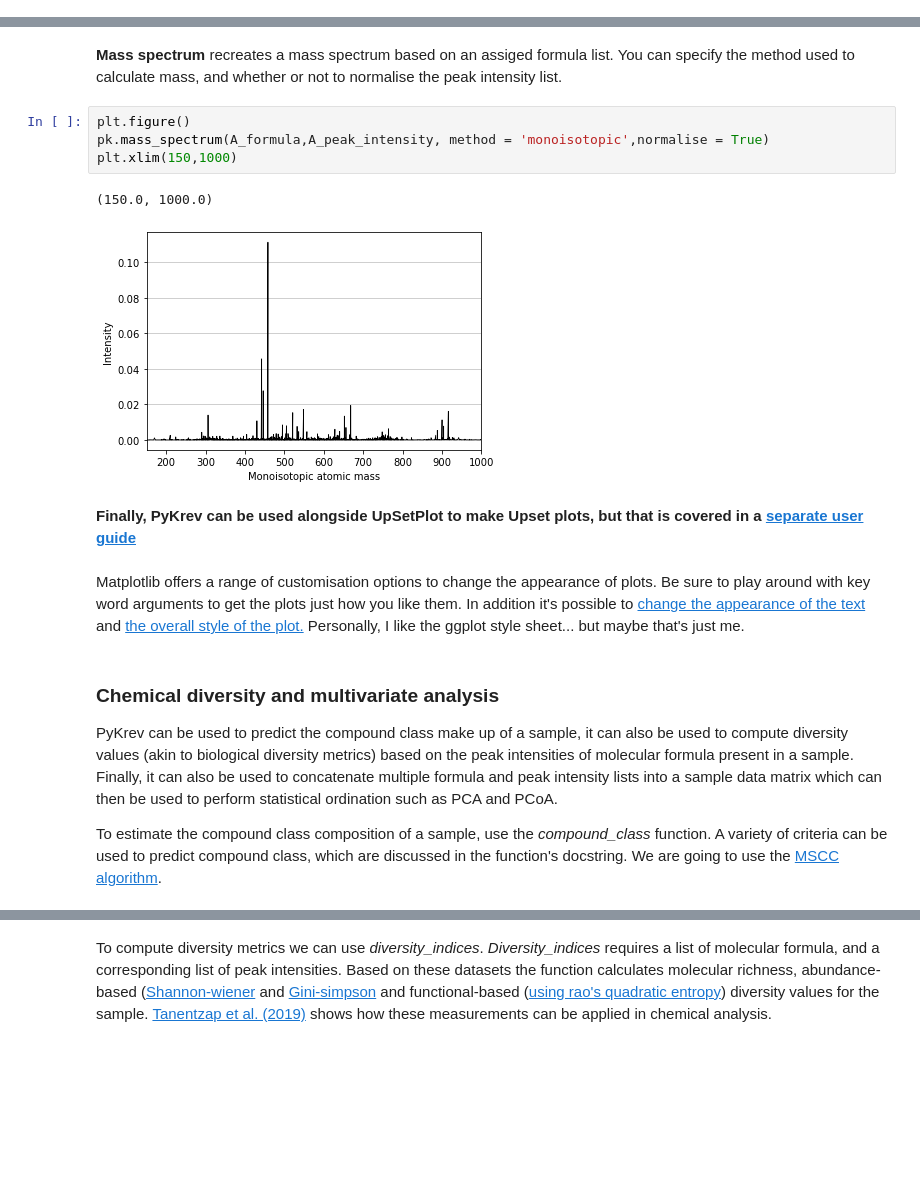
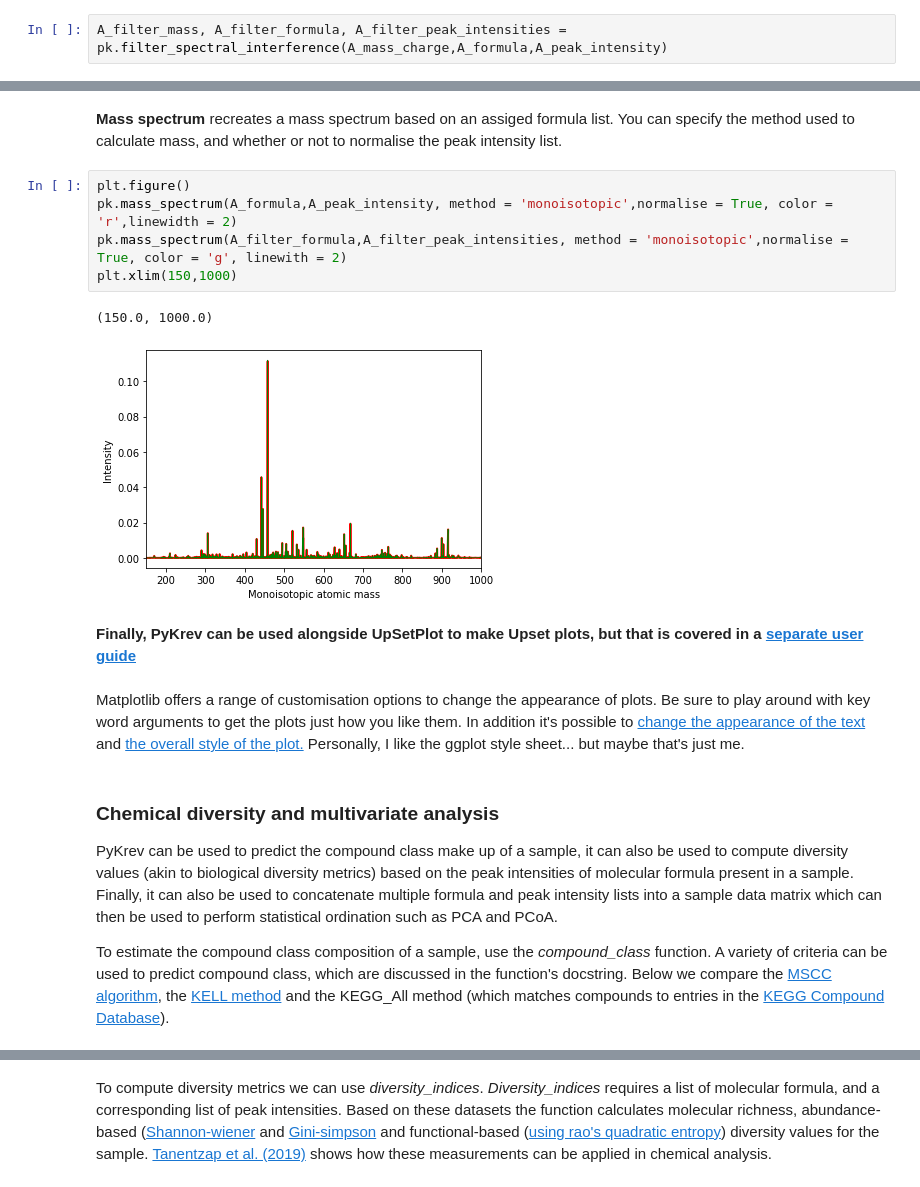
Before and after one commit to Kzra/pykrev, a Jupyter notebook: docs/PyKrevUserGuide.ipynb, the cells around one changed output, grey strips where cells are left out. Cells and saved outputs as stored; diff of their text form; blank space fills up the shorter version.

```diff
--- a/docs/PyKrevUserGuide.ipynb
+++ b/docs/PyKrevUserGuide.ipynb
@@ -68,0 +71,2 @@ A_kendrick_mass, A_kendrick_mass_defect = pk.kendrick_mass_defect(A_formula,A_ma
+# %%
+A_filter_mass, A_filter_formula, A_filter_peak_intensities = pk.filter_spectral_interference(A_mass_charge,A_formula,A_peak_intensity)
@@ -230,13 +236,14 @@ Text(0.5, 0, 'Mass value')
 **Mass spectrum** recreates a mass spectrum based on an assiged formula list. You can specify the method used to calculate mass, and whether or not to normalise the peak intensity list.
 # %%
 plt.figure()
-pk.mass_spectrum(A_formula,A_peak_intensity, method = 'monoisotopic',normalise = True)
+pk.mass_spectrum(A_formula,A_peak_intensity, method = 'monoisotopic',normalise = True, color = 'r',linewidth = 2)
+pk.mass_spectrum(A_filter_formula,A_filter_peak_intensities, method = 'monoisotopic',normalise = True, color = 'g', linewith = 2)
 plt.xlim(150,1000)
 # %% [output]
 (150.0, 1000.0)
-[figure, old version]
+[figure, new version]
 # %% [markdown]
-**Finally, PyKrev can be used alongside UpSetPlot to make Upset plots, but that is covered in a [separate user guide](https://github.com/Kzra/pykrev/blob/master/docs/UpSet%20plots%20with%20PyKrev.md)**
+**Finally, PyKrev can be used alongside UpSetPlot to make Upset plots, but that is covered in a [separate user guide](https://github.com/Kzra/pykrev/blob/master/docs/UpSetplotswithPyKrev.md)**
 # %% [markdown]
 Matplotlib offers a range of customisation options to change the appearance of plots. Be sure to play around with key word arguments to get the plots just how you like them. In addition it's possible to [change the appearance of the text](https://matplotlib.org/tutorials/introductory/customizing.html) and [the overall style of the plot.](https://matplotlib.org/3.1.1/gallery/style_sheets/style_sheets_reference.html) Personally, I like the ggplot style sheet... but maybe that's just me.
 # %% [markdown]
@@ -244,7 +251,7 @@ Matplotlib offers a range of customisation options to change the appearance of p
 
 PyKrev can be used to predict the compound class make up of a sample, it can also be used to compute diversity values (akin to biological diversity metrics) based on the peak intensities of molecular formula present in a sample. Finally, it can also be used to concatenate multiple formula and peak intensity lists into a sample data matrix which can then be used to perform statistical ordination such as PCA and PCoA.
 
-To estimate the compound class composition of a sample, use the *compound_class* function. A variety of criteria can be used to predict compound class, which are discussed in the function's docstring. We are going to use the [MSCC algorithm](https://pubs.acs.org/doi/full/10.1021/acs.analchem.8b00529).
+To estimate the compound class composition of a sample, use the *compound_class* function. A variety of criteria can be used to predict compound class, which are discussed in the function's docstring. Below we compare the [MSCC algorithm](https://pubs.acs.org/doi/full/10.1021/acs.analchem.8b00529), the [KELL method](https://doi.org/10.1038/ncomms4804) and the KEGG_All method (which matches compounds to entries in the [KEGG Compound Database](https://www.genome.jp/kegg/compound/)).
 # %%
 compounds, counts = pk.compound_class(A_formula,mass_list = A_mass_charge, method = 'MSCC') #The function returns a list of compounds of len (formula_list) and a dictionary containing the totals
 print(counts)
```
Also changed, not shown: parts of 13 cells of this notebook, 17 other files.
